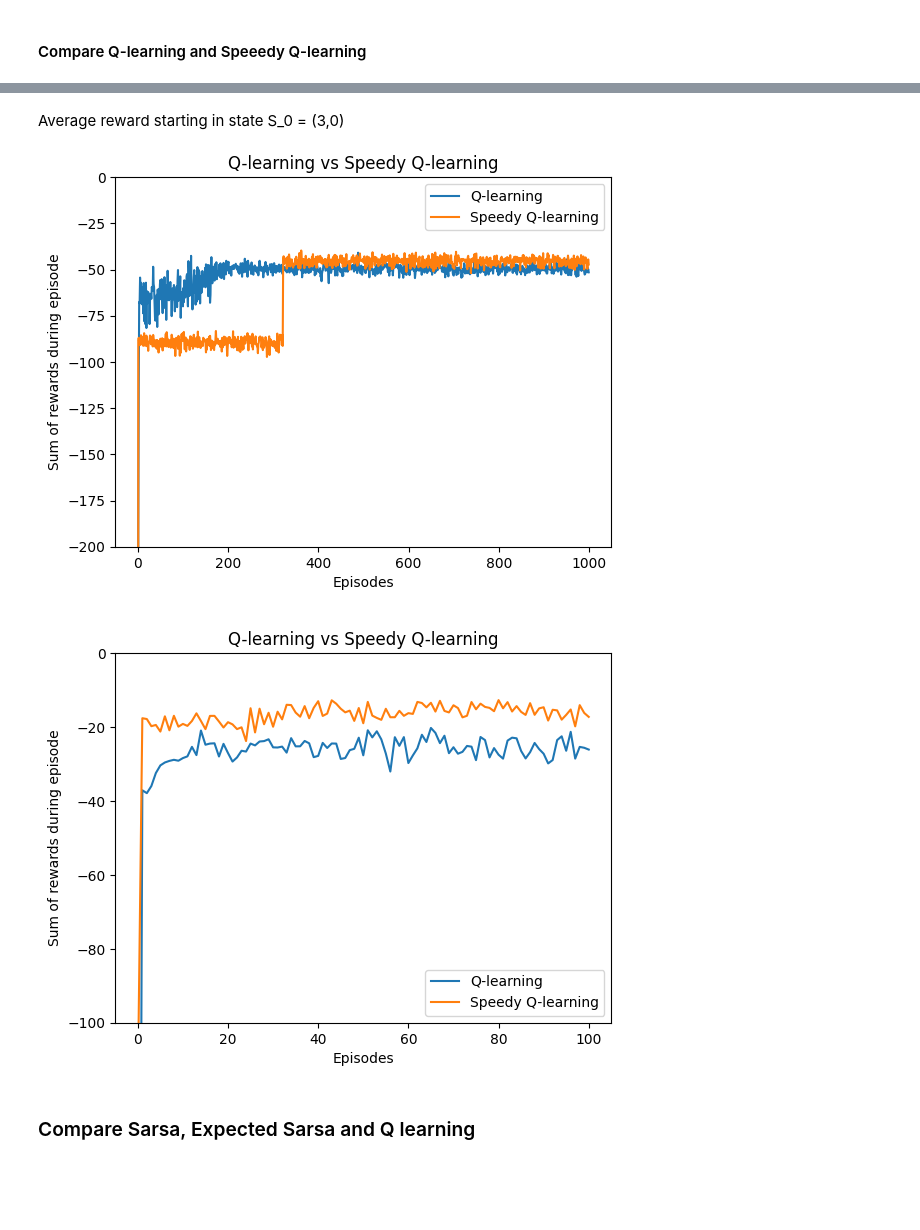
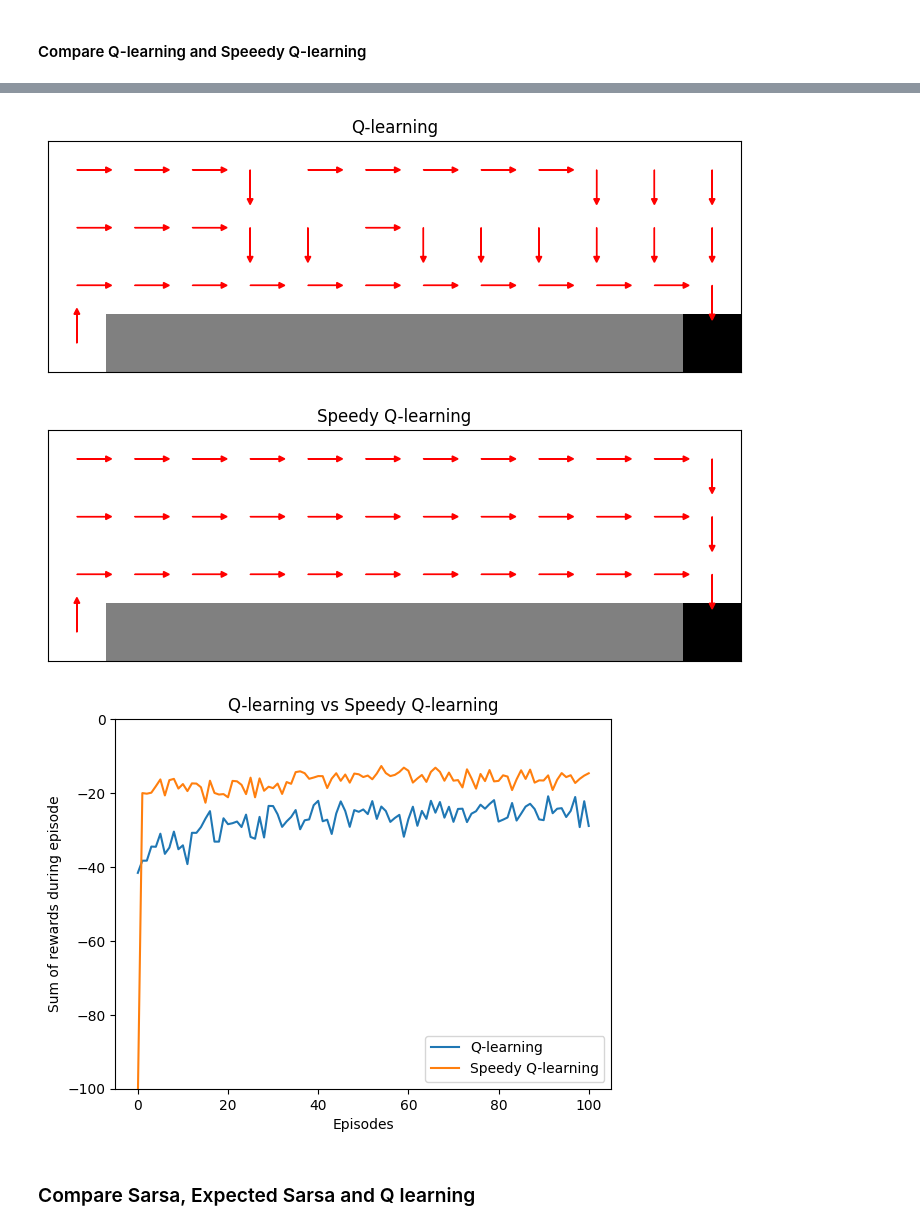
Before and after one commit to NicolaMaestri00/Reinforcement-Learning, a Jupyter notebook: Assignment_4.ipynb, the cells around one changed output, grey strips where cells are left out. Drawn from its saved outputs; the diff is of its cells as text; code cells hidden in the pictures; blank space fills up the shorter version.

```diff
--- a/Assignment_4.ipynb
+++ b/Assignment_4.ipynb
@@ -296,7 +292,3 @@ Average rewards at different episodes
-# %% [markdown]
-Average reward starting in state S_0 = (3,0)
-
-![q vs speedy q with fixed start state.png](<attachment:q vs speedy q with fixed start state.png>)
 # %%
 def next_epsilon_greedy_action(Q=None, S=(0,0), epsilon=0.5):
     if np.random.rand() < epsilon: return np.random.randint(4)
@@ -349,8 +341,13 @@ def compare_q_and_speedy_q(step_size=0.1, gamma=1.0, epsilon = 0.1, n_iter=100,
 
     for k in range(n_iter):
 
+        # ----------------------------------
+        # Q-learning
+        # ----------------------------------
         # Fixed initial state
-        S = (3,0)
+        S = (np.random.randint(4), np.random.randint(12))
+        while S[0] == 3 and 1 <= S[1] <= 10:
+            S = (np.random.randint(4), np.random.randint(12))
 
         # Repeat for each step of episode
         while S != (3,11):
@@ -374,7 +371,9 @@ def compare_q_and_speedy_q(step_size=0.1, gamma=1.0, epsilon = 0.1, n_iter=100,
             # Update S
             S = S_next
 
-
+        # ----------------------------------
+        # Speedy Q-learning
+        # ----------------------------------
         alpha = 1/(k+1)
 
         # Repeat for each state action pair
@@ -404,6 +403,7 @@ def compare_q_and_speedy_q(step_size=0.1, gamma=1.0, epsilon = 0.1, n_iter=100,
                     Q1[S][A] = Q1[S][A] + alpha*(B0 - Q1[S][A]) + (1-alpha)*(B1 - B0)
 
         # Reward sampling
+        # if (k % 10000 == 0):
         if (k % granularity == 0 and k < 10*granularity) or (k % 10*granularity == 0 and k < 100*granularity) or (k % 100*granularity == 0 and k < 1000*granularity) or (k % 1000*granularity == 0 and k < 10000*granularity):
             partial_q_rewards = []
             partial_speedy_q_rewards = []
@@ -419,35 +419,54 @@ def compare_q_and_speedy_q(step_size=0.1, gamma=1.0, epsilon = 0.1, n_iter=100,
             q_rewards.append(np.mean(partial_q_rewards))
             speedy_q_rewards.append(np.mean(partial_speedy_q_rewards))
 
-    return q_rewards, speedy_q_rewards
+
+    return q_rewards, speedy_q_rewards, Q, Q1
 # %%
 # # Grid world with cliff                         4x12 Matrix
 grid_world = np.zeros((4,12))
 grid_world[3,11] = 2            # goal
 grid_world[3,1:11] = 1          # cliff
 
 q_learning_rewards = []
 speedy_q_learning_rewards = []
 step_size = 0.1
 gamma = 1.0
 epsilon = 0.1
 n_episodes = 1001
+mean_Q = np.zeros((4,12,4))
+mean_Q1 = np.zeros((4,12,4))
 
 for _ in range(10):
-    ql_rewards, speedy_rewards = compare_q_and_speedy_q(step_size=step_size, gamma=gamma, epsilon=epsilon, n_iter=n_episodes)
+    ql_rewards, speedy_rewards, Q, Q1 = compare_q_and_speedy_q(step_size=step_size, gamma=gamma, epsilon=epsilon, n_iter=n_episodes)
     q_learning_rewards.append(ql_rewards)
     speedy_q_learning_rewards.append(speedy_rewards)
+    mean_Q += Q
+    mean_Q1 += Q1
+
+ql_policy = np.zeros((4,12,4))
+speedy_ql_policy = np.zeros((4,12,4))
+for i in range(4):
+    for j in range(12):
+        idx = np.argmax(mean_Q[i,j])
+        ql_policy[i,j,idx] = 1
+        idx = np.argmax(mean_Q1[i,j])
+        speedy_ql_policy[i,j,idx] = 1
+
+plot_policy(grid_world, ql_policy, title="Q-learning")
+plot_policy(grid_world, speedy_ql_policy, title="Speedy Q-learning")
 
 plt.plot(np.mean(q_learning_rewards, axis=0), label="Q-learning")
 plt.plot(np.mean(speedy_q_learning_rewards, axis=0), label="Speedy Q-learning")
 plt.xlabel("Episodes")
 plt.ylabel("Sum of rewards during episode")
 plt.title("Q-learning vs Speedy Q-learning")
 plt.legend()
 plt.ylim(-100, 0)
 plt.show()
 # %% [output]
-[figure, old version]
+[figure, new version]
+[figure, added]
+[figure, added]
 # %% [markdown]
 ### Compare Sarsa, Expected Sarsa and Q learning
 # %%
```
Also changed, not shown: parts of 1 cell of this notebook, 1 other file.
